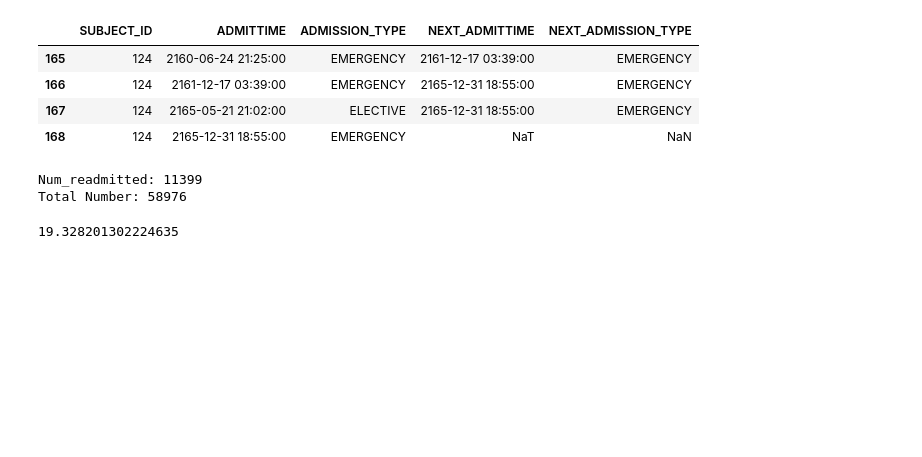
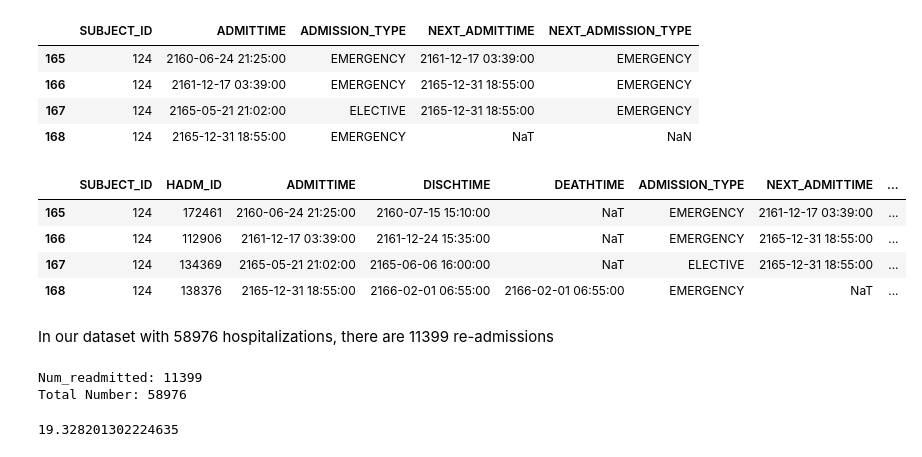
Before and after one commit to sepidehsnab/Clinical-NLP-Project, a Jupyter notebook: 01-PrepareData.ipynb, the cells around one changed output. Drawn from its saved outputs; the diff is of its cells as text; code cells hidden in the pictures; blank space fills up the shorter version.

```diff
--- a/01-PrepareData.ipynb
+++ b/01-PrepareData.ipynb
@@ -218,4 +121,14 @@ df_adm2.loc[df_adm2.SUBJECT_ID == 124,['SUBJECT_ID','ADMITTIME','ADMISSION_TYPE'
 | 166 | 124 | 2161-12-17 03:39:00 | EMERGENCY | 2165-12-31 18:55:00 | EMERGENCY |
 | 167 | 124 | 2165-05-21 21:02:00 | ELECTIVE | 2165-12-31 18:55:00 | EMERGENCY |
 | 168 | 124 | 2165-12-31 18:55:00 | EMERGENCY | NaT | NaN |
+# %%
+df_adm2.loc[df_adm2.SUBJECT_ID == 124,:]
+# %% [output]
+|  | SUBJECT_ID | HADM_ID | ADMITTIME | DISCHTIME | DEATHTIME | ADMISSION_TYPE | NEXT_ADMITTIME | ... |
+| 165 | 124 | 172461 | 2160-06-24 21:25:00 | 2160-07-15 15:10:00 | NaT | EMERGENCY | 2161-12-17 03:39:00 | ... |
+| 166 | 124 | 112906 | 2161-12-17 03:39:00 | 2161-12-24 15:35:00 | NaT | EMERGENCY | 2165-12-31 18:55:00 | ... |
+| 167 | 124 | 134369 | 2165-05-21 21:02:00 | 2165-06-06 16:00:00 | NaT | ELECTIVE | 2165-12-31 18:55:00 | ... |
+| 168 | 124 | 138376 | 2165-12-31 18:55:00 | 2166-02-01 06:55:00 | 2166-02-01 06:55:00 | EMERGENCY | NaT | ... |
+# %% [markdown]
+In our dataset with 58976 hospitalizations, there are 11399 re-admissions
 # %%
```
Also changed, not shown: parts of 26 cells of this notebook.
